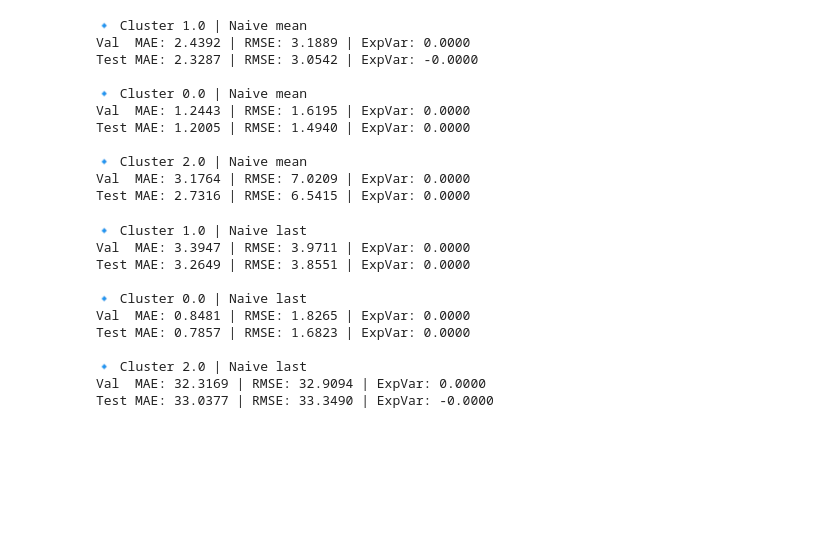
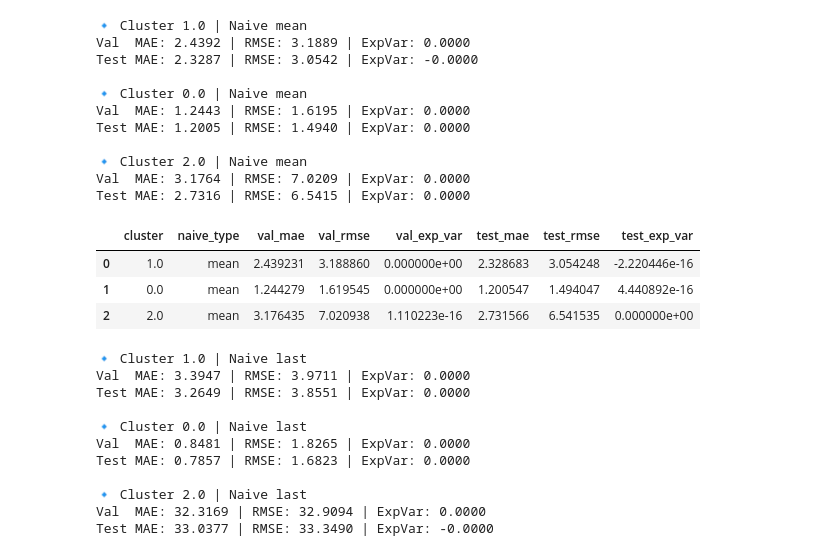
Before and after one commit to jsanchezsanchez13-a11y/TFM_UOC_2026_Time_series_forecasting, a Jupyter notebook: scripts/work/Models/Models.ipynb, the cells around one changed output. Cells and saved outputs as stored; diff of their text form; code cells hidden in the pictures; blank space fills up the shorter version.

```diff
--- a/scripts/work/Models/Models.ipynb
+++ b/scripts/work/Models/Models.ipynb
@@ -378,7 +378,7 @@ plt.show()
 ## Random Forest Hyperparameter
 # %%
 import itertools
-activate= False
+activate= True
 if activate:
     features = [
         'lag_1', 'lag_7', 'lag_14', 'lag_28',
@@ -629,7 +644,7 @@ print(results_df)
 # %%
 from sklearn.model_selection import GridSearchCV, TimeSeriesSplit
 
-activate = False
+activate = True
 
 if activate:
 
@@ -863,7 +899,7 @@ print(results_df)
 7      0.091227       XG_boost
 8      0.134361       XG_boost
 # %%
-activate = False
+activate = True
 
 if activate:
     features = [
@@ -1378,6 +1410,13 @@ Test MAE: 1.2005 | RMSE: 1.4940 | ExpVar: 0.0000
 🔹 Cluster 2.0 | Naive mean
 Val  MAE: 3.1764 | RMSE: 7.0209 | ExpVar: 0.0000
 Test MAE: 2.7316 | RMSE: 6.5415 | ExpVar: 0.0000
+# %%
+naive_mean_df
+# %% [output]
+|  | cluster | naive_type | val_mae | val_rmse | val_exp_var | test_mae | test_rmse | test_exp_var |
+| 0 | 1.0 | mean | 2.439231 | 3.188860 | 0.000000e+00 | 2.328683 | 3.054248 | -2.220446e-16 |
+| 1 | 0.0 | mean | 1.244279 | 1.619545 | 0.000000e+00 | 1.200547 | 1.494047 | 4.440892e-16 |
+| 2 | 2.0 | mean | 3.176435 | 7.020938 | 1.110223e-16 | 2.731566 | 6.541535 | 0.000000e+00 |
 # %%
 naive_last_df = evaluate_naive_by_cluster(
     train, val, test,
```
Also changed, not shown: parts of 10 cells of this notebook, 5 other files.
